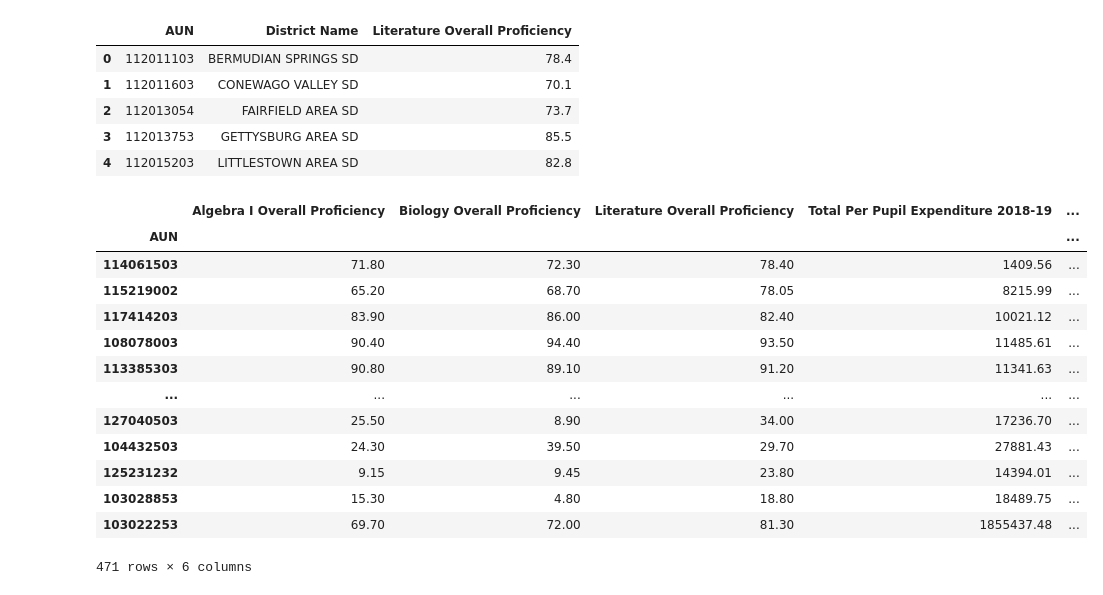
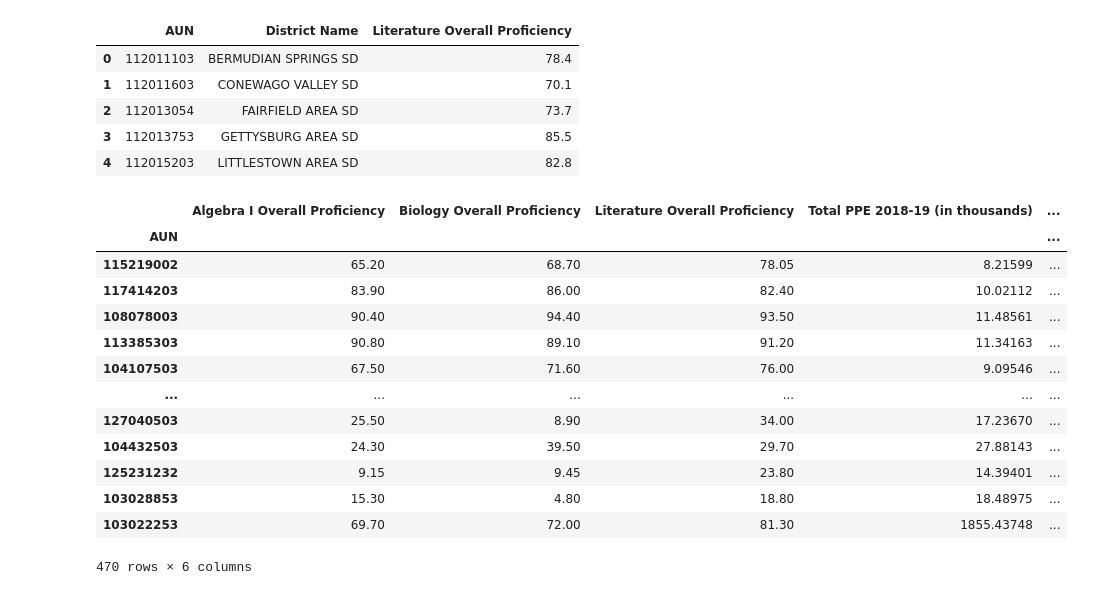
Before and after one commit to 4a6166/UPenn-Data---Project-3, a Jupyter notebook: Katy/katy.ipynb, the cells around one changed output. Drawn from its saved outputs; the diff is of its cells as text; code cells hidden in the pictures.

Commit message:
adjusted value ratio calculation and updated json files

```diff
--- a/Katy/katy.ipynb
+++ b/Katy/katy.ipynb
@@ -192,51 +195,59 @@ value_measure_df["Average Overall Proficiency"]=(value_measure_df["Algebra I Ove
                                                  value_measure_df["Biology Overall Proficiency"]+ \
                                                  value_measure_df["Literature Overall Proficiency"])/3
 
+# Change PPE # to represent thousands
+value_measure_df=value_measure_df.rename(columns={"Total Per Pupil Expenditure 2018-19":"Total PPE 2018-19 (in thousands)"})
+value_measure_df["Total PPE 2018-19 (in thousands)"]=value_measure_df["Total PPE 2018-19 (in thousands)"]/1000
+
 # Create column
-value_measure_df["Value Ratio"]=value_measure_df["Average Overall Proficiency"]/value_measure_df["Total Per Pupil Expenditure 2018-19"]
+value_measure_df["Value Ratio"]=value_measure_df["Average Overall Proficiency"]/value_measure_df["Total PPE 2018-19 (in thousands)"]
 
 # Drop any null data
 value_measure_df=value_measure_df.dropna(how="any")
 
 # Drop any schools with per pupil expenditure of $0
-value_measure_df=value_measure_df.loc[value_measure_df["Total Per Pupil Expenditure 2018-19"] != 0]
+value_measure_df=value_measure_df.loc[value_measure_df["Total PPE 2018-19 (in thousands)"] != 0]
 
 # Drop any schools with missing score data scores
 value_measure_df=value_measure_df.loc[value_measure_df["Average Overall Proficiency"] != 0]
 value_measure_df=value_measure_df.loc[value_measure_df["Algebra I Overall Proficiency"] != 0]
 value_measure_df=value_measure_df.loc[value_measure_df["Biology Overall Proficiency"] != 0]
 value_measure_df=value_measure_df.loc[value_measure_df["Literature Overall Proficiency"] != 0]
 
 # Drop data with per pupil expenditure < 1000
-value_measure_df=value_measure_df.loc[value_measure_df["Total Per Pupil Expenditure 2018-19"] > 1000]
+value_measure_df=value_measure_df.loc[value_measure_df["Total PPE 2018-19 (in thousands)"] > 1]
 
 # Drop data with value ratio > 1
-value_measure_df=value_measure_df.loc[value_measure_df["Value Ratio"] < 1]
+#value_measure_df=value_measure_df.loc[value_measure_df["Value Ratio"] < 1]
 
 # Drop charter school data
 s="SD"
 value_measure_public_df=value_measure_df[value_measure_df["District Name"].str.contains(s)]
 value_measure_public_df
 
 # Combine data from schools within same district
 value_measure_public_df=value_measure_public_df.groupby("AUN").mean()
 value_measure_public_df
 
 # Sort data by highest ratio
 value_measure_public_sorted_df=value_measure_public_df.sort_values(by="Value Ratio", ascending=False)
 value_measure_public_sorted_df
+
+#Drop outlier from dataframe
+value_measure_public_sorted_df=value_measure_public_sorted_df.loc[value_measure_public_sorted_df["Value Ratio"]<50]
+value_measure_public_sorted_df
 # %% [output]
-|  | Algebra I Overall Proficiency | Biology Overall Proficiency | Literature Overall Proficiency | Total Per Pupil Expenditure 2018-19 | ... |
+|  | Algebra I Overall Proficiency | Biology Overall Proficiency | Literature Overall Proficiency | Total PPE 2018-19 (in thousands) | ... |
 | AUN |  |  |  |  | ... |
-| 114061503 | 71.80 | 72.30 | 78.40 | 1409.56 | ... |
-| 115219002 | 65.20 | 68.70 | 78.05 | 8215.99 | ... |
-| 117414203 | 83.90 | 86.00 | 82.40 | 10021.12 | ... |
-| 108078003 | 90.40 | 94.40 | 93.50 | 11485.61 | ... |
-| 113385303 | 90.80 | 89.10 | 91.20 | 11341.63 | ... |
+| 115219002 | 65.20 | 68.70 | 78.05 | 8.21599 | ... |
+| 117414203 | 83.90 | 86.00 | 82.40 | 10.02112 | ... |
+| 108078003 | 90.40 | 94.40 | 93.50 | 11.48561 | ... |
+| 113385303 | 90.80 | 89.10 | 91.20 | 11.34163 | ... |
+| 104107503 | 67.50 | 71.60 | 76.00 | 9.09546 | ... |
 | ... | ... | ... | ... | ... | ... |
-| 127040503 | 25.50 | 8.90 | 34.00 | 17236.70 | ... |
-| 104432503 | 24.30 | 39.50 | 29.70 | 27881.43 | ... |
-| 125231232 | 9.15 | 9.45 | 23.80 | 14394.01 | ... |
-| 103028853 | 15.30 | 4.80 | 18.80 | 18489.75 | ... |
-| 103022253 | 69.70 | 72.00 | 81.30 | 1855437.48 | ... |
+| 127040503 | 25.50 | 8.90 | 34.00 | 17.23670 | ... |
+| 104432503 | 24.30 | 39.50 | 29.70 | 27.88143 | ... |
+| 125231232 | 9.15 | 9.45 | 23.80 | 14.39401 | ... |
+| 103028853 | 15.30 | 4.80 | 18.80 | 18.48975 | ... |
+| 103022253 | 69.70 | 72.00 | 81.30 | 1855.43748 | ... |
-471 rows × 6 columns
+470 rows × 6 columns
```
Also changed, not shown: parts of 3 cells of this notebook, 4 other files.
